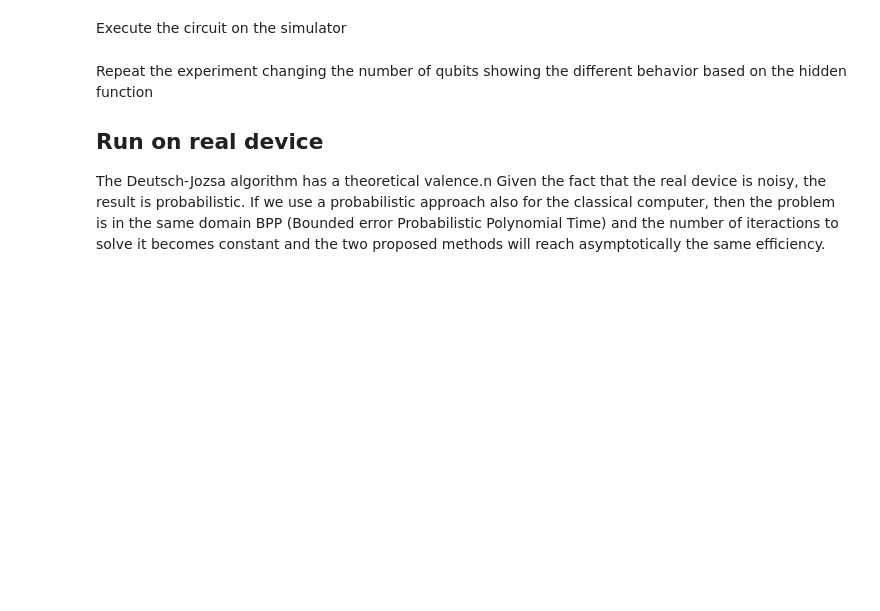
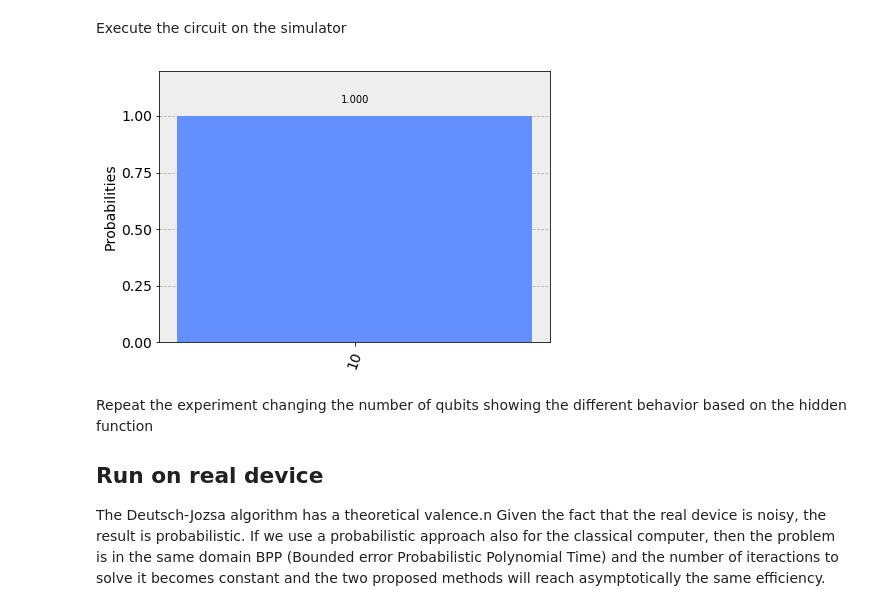
Before and after one commit to Fedacc/q-workshop, a Jupyter notebook: Deutsch-Jozsa.ipynb, the cells around one changed output. Saved outputs shown, nothing was run; the diff lists cells and outputs as text; code cells hidden in the pictures; blank space fills up the shorter version.

```diff
--- a/Deutsch-Jozsa.ipynb
+++ b/Deutsch-Jozsa.ipynb
@@ -152,11 +157,13 @@ Execute the circuit on the simulator
 # %%
 backend = Aer.get_backend('qasm_simulator')
 shots = 1024
-job = execute(djCircuit, backend=backend, shots=shots)
+job = qk.execute(djCircuit, backend=backend, shots=shots)
 results = job.result()
 answer = results.get_counts()
 
 plot_histogram(answer)
+# %% [output]
+[figure, added]
 # %% [markdown]
 Repeat the experiment changing the number of qubits showing the different behavior based on the hidden function
 
```
Also changed, not shown: parts of 6 cells of this notebook.
